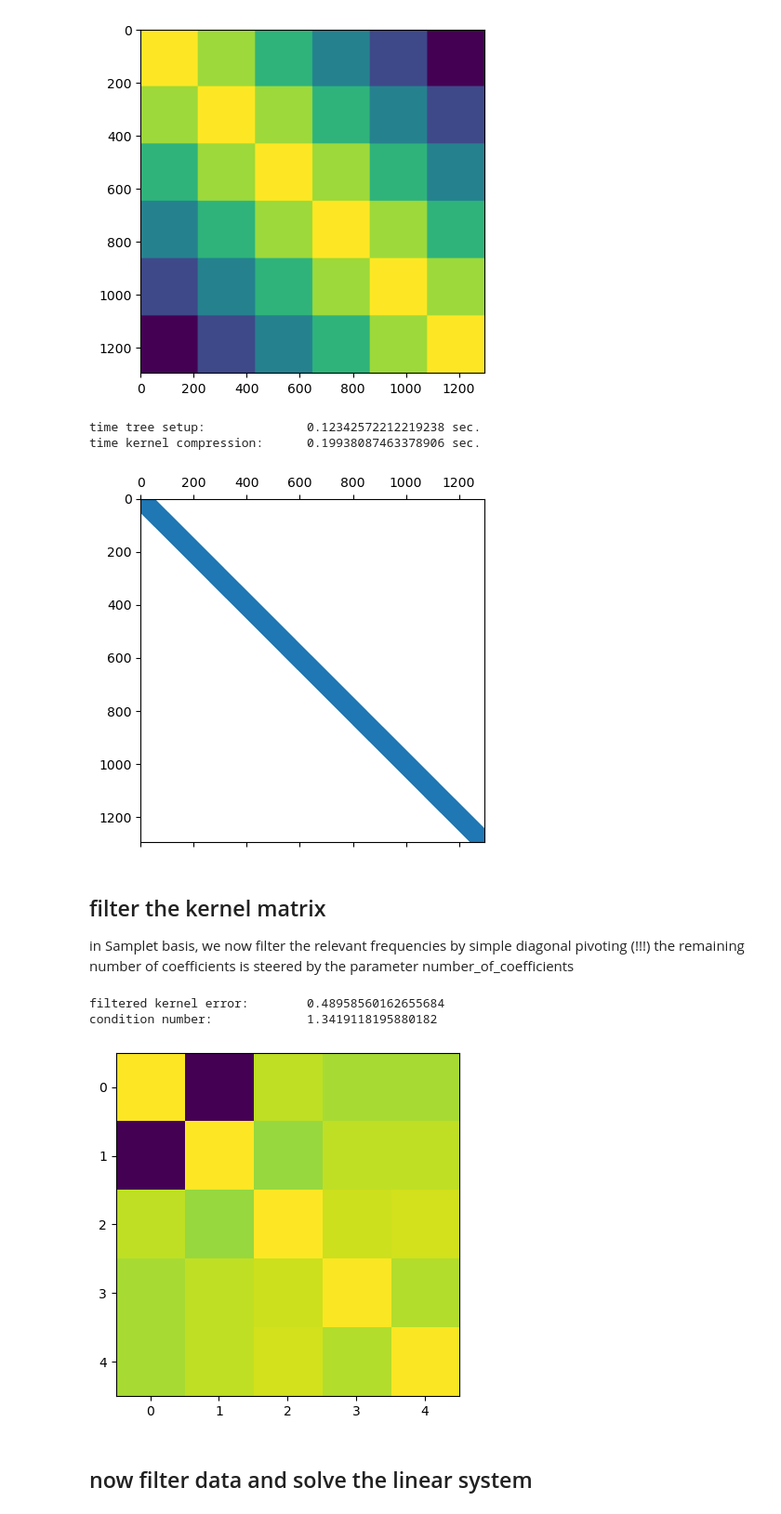
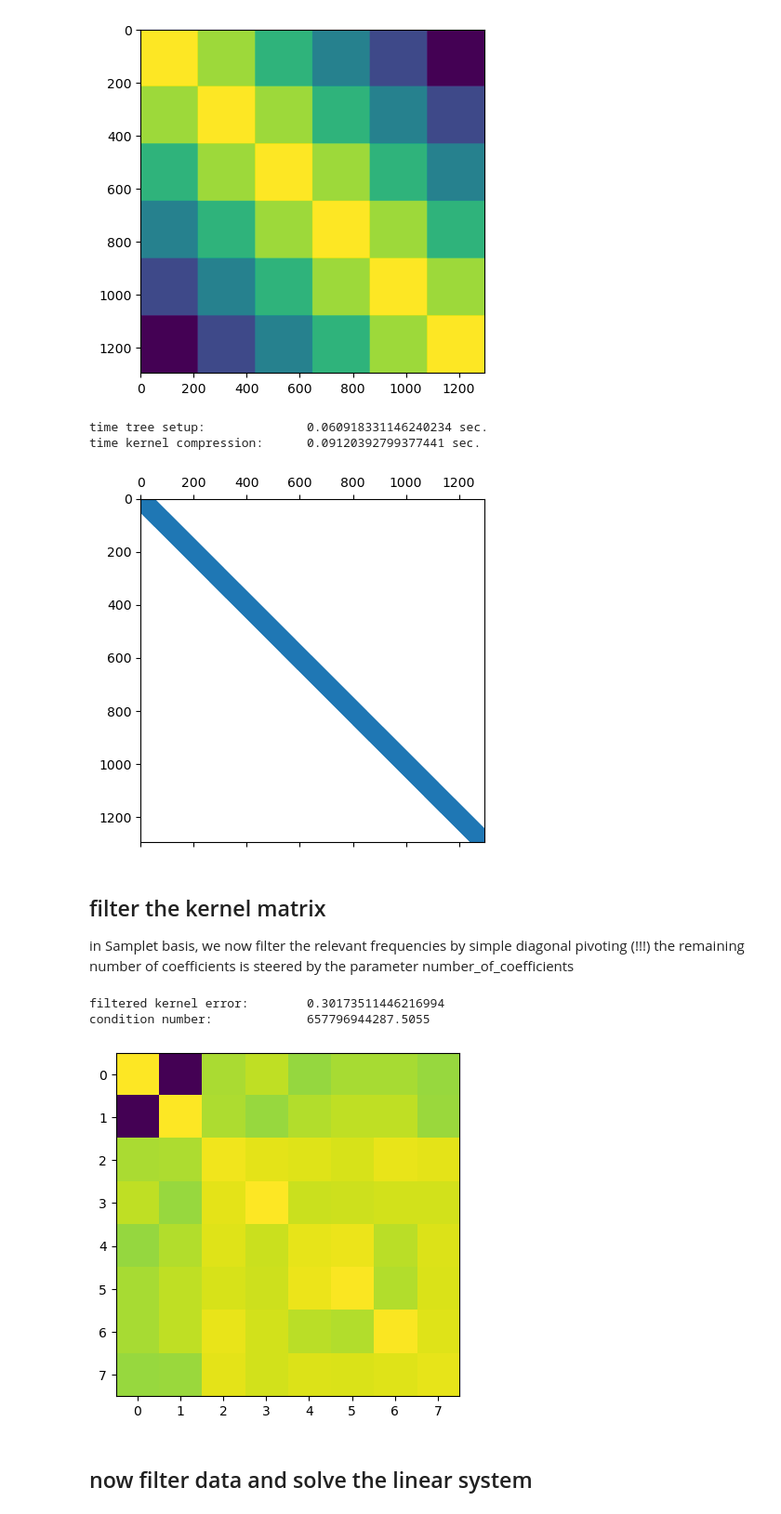
Before and after one commit to muchip/fmca, a Jupyter notebook: py/FMCA_simOceanTest1.ipynb, the cells around one changed output. Shown at 93% size. Saved outputs shown, nothing was run; the diff lists cells and outputs as text; code cells hidden in the pictures.

```diff
--- a/py/FMCA_simOceanTest1.ipynb
+++ b/py/FMCA_simOceanTest1.ipynb
@@ -28,7 +28,7 @@ df.head()
 
 data = np.vstack([df["alpha0"].to_numpy().astype(np.float64),
                                 df["alpha1"].to_numpy().astype(np.float64),
-                                df["Cx0Mean"].to_numpy().astype(np.float64)])
+                                df["Cy0Mean"].to_numpy().astype(np.float64)])
 # col-major reorder
 my_data = np.array(np.sort(data),order='F')
 print(my_data.shape)
@@ -62,27 +62,27 @@ K = K + scipy.sparse.triu(K, k=1).transpose()
 plt.spy(K)
 plt.show()
 # %% [output]
-time tree setup:              0.12342572212219238 sec.
-time kernel compression:      0.19938087463378906 sec.
+time tree setup:              0.060918331146240234 sec.
+time kernel compression:      0.09120392799377441 sec.
 [figure]
 # %% [markdown]
 ## filter the kernel matrix
 in Samplet basis, we now filter the relevant frequencies by simple diagonal pivoting (!!!) the remaining number of coefficients is steered by the parameter number_of_coefficients
 # %%
-number_of_coefficients = 5
+number_of_coefficients = 8
 idx = np.sort((-K.diagonal()).argsort()[:number_of_coefficients])
 Ksmall = K[np.ix_(idx,idx)]
 N = K.shape[0]
 Kemb = scipy.sparse.csr_matrix((N,N))
 Kemb[np.ix_(idx,idx)] = Ksmall
 print('filtered kernel error:       ', sla.norm(K-Kemb)/sla.norm(K))
 print('condition number:            ', la.cond(Ksmall.todense()))
 plt.imshow(np.log(np.abs(Ksmall.todense())+1e-16))
 plt.show()
 # %% [output]
-filtered kernel error:        0.48958560162655684
-condition number:             1.3419118195880182
+filtered kernel error:        0.30173511446216994
+condition number:             657796944287.5055
-[figure, old version]
+[figure, new version]
 # %% [markdown]
 ## now filter data and solve the linear system
 # %%
```
Also changed, not shown: parts of 4 cells of this notebook.
